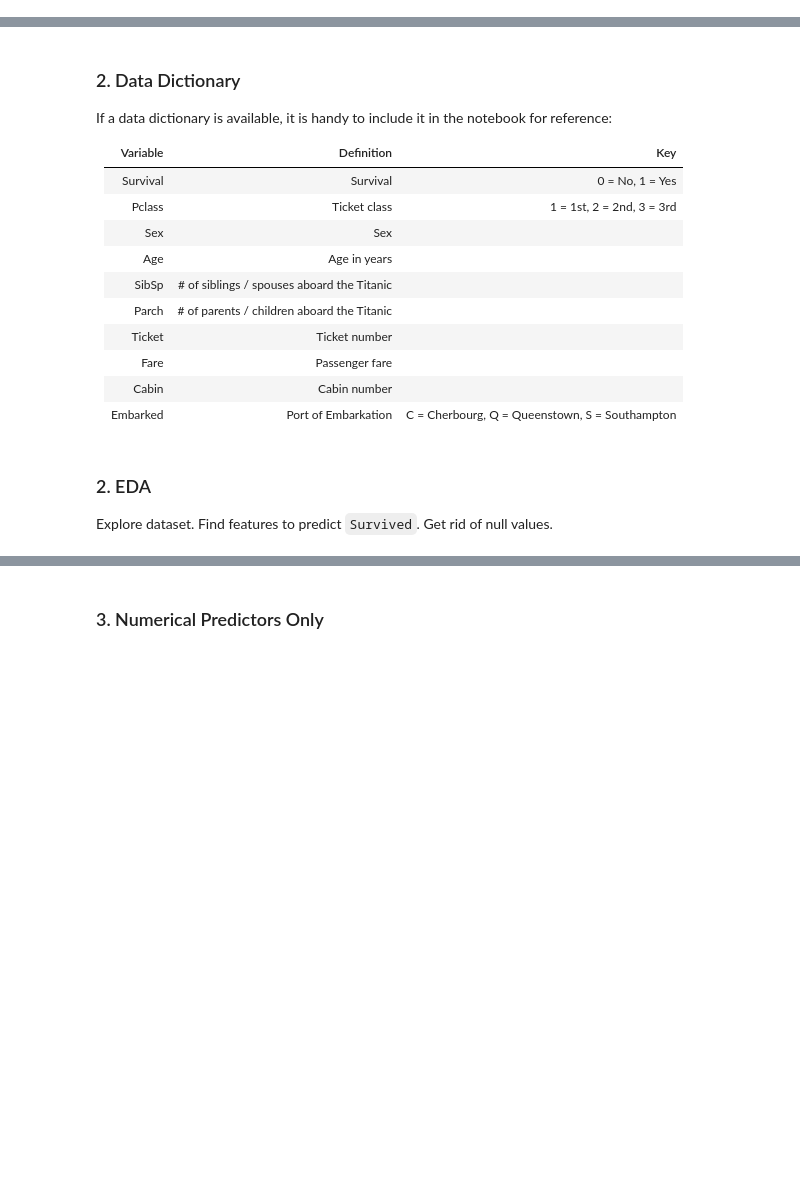
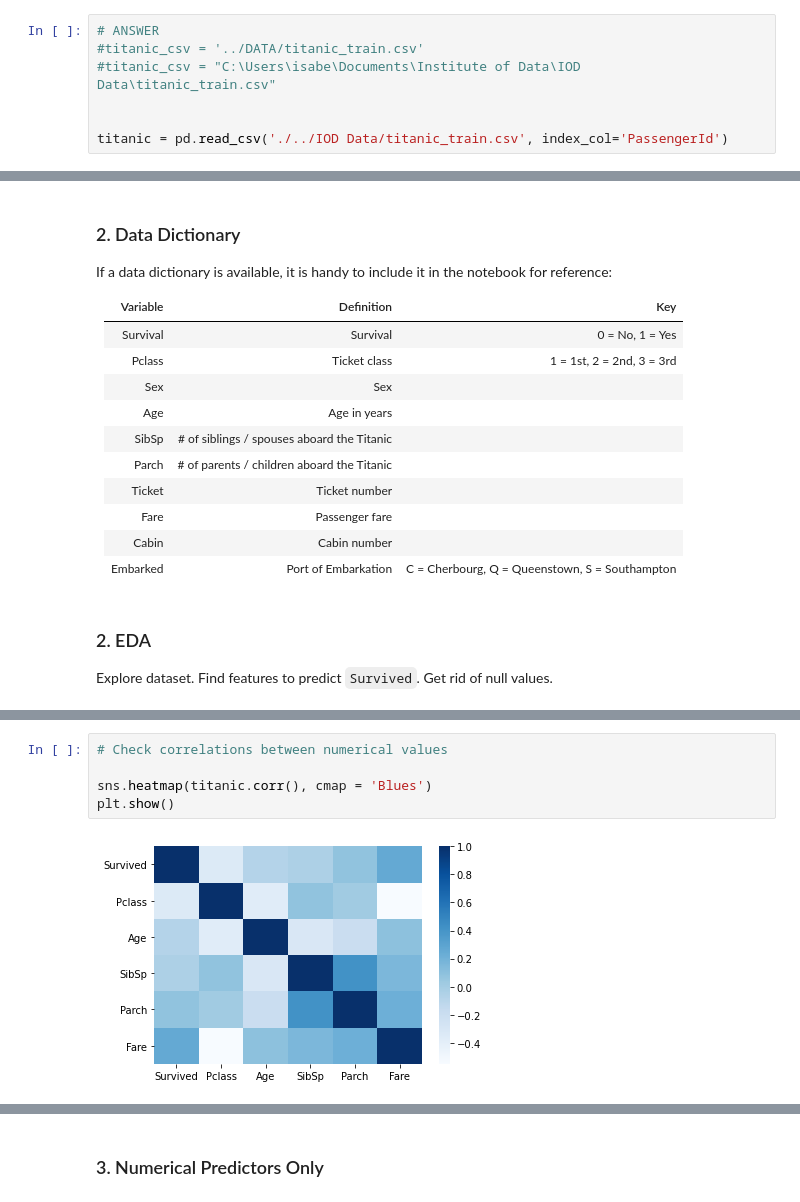
Before and after one commit to IsabelleUslu/InstituteOfDataLabs, a Jupyter notebook: Module_5/IOD_Lab_5_1.ipynb, the cells around one changed output, grey strips where cells are left out. Drawn from its saved outputs; the diff is of its cells as text; blank space fills up the shorter version.

```diff
--- a/Module_5/IOD_Lab_5_1.ipynb
+++ b/Module_5/IOD_Lab_5_1.ipynb
@@ -31,3 +28,10 @@ titanic_csv = '../DATA/titanic_train.csv'
+# %%
+# ANSWER
+#titanic_csv = '../DATA/titanic_train.csv'
+#titanic_csv = "C:\Users\isabe\Documents\Institute of Data\IOD Data\titanic_train.csv"
+
+
+titanic = pd.read_csv('./../IOD Data/titanic_train.csv', index_col='PassengerId')
 # %% [markdown]
 Why would we want to set an index column based on `PassengerId`?
 # %% [markdown]
@@ -58,0 +127,7 @@ Explore dataset. Find features to predict `Survived`. Get rid of null values.
+# %%
+# Check correlations between numerical values
+
+sns.heatmap(titanic.corr(), cmap = 'Blues')
+plt.show()
+# %% [output]
+[figure, added]
```
Also changed, not shown: parts of 71 cells of this notebook.
